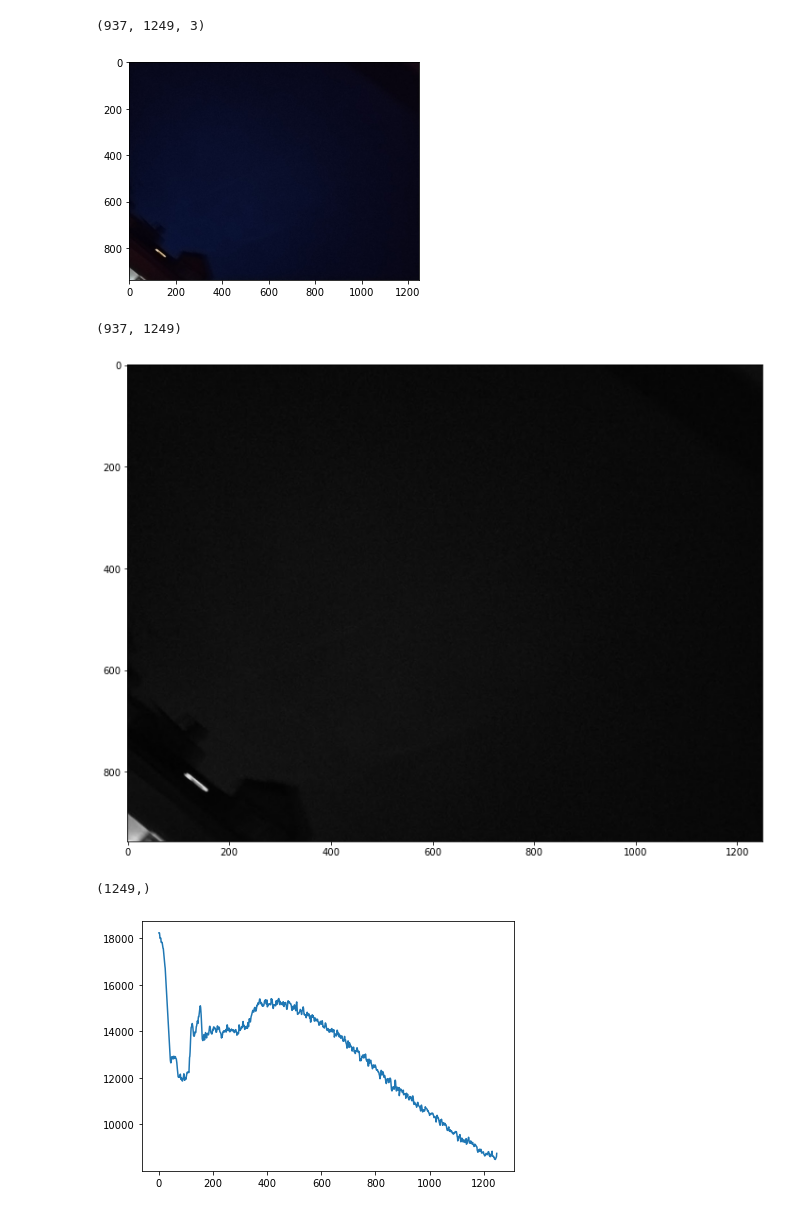
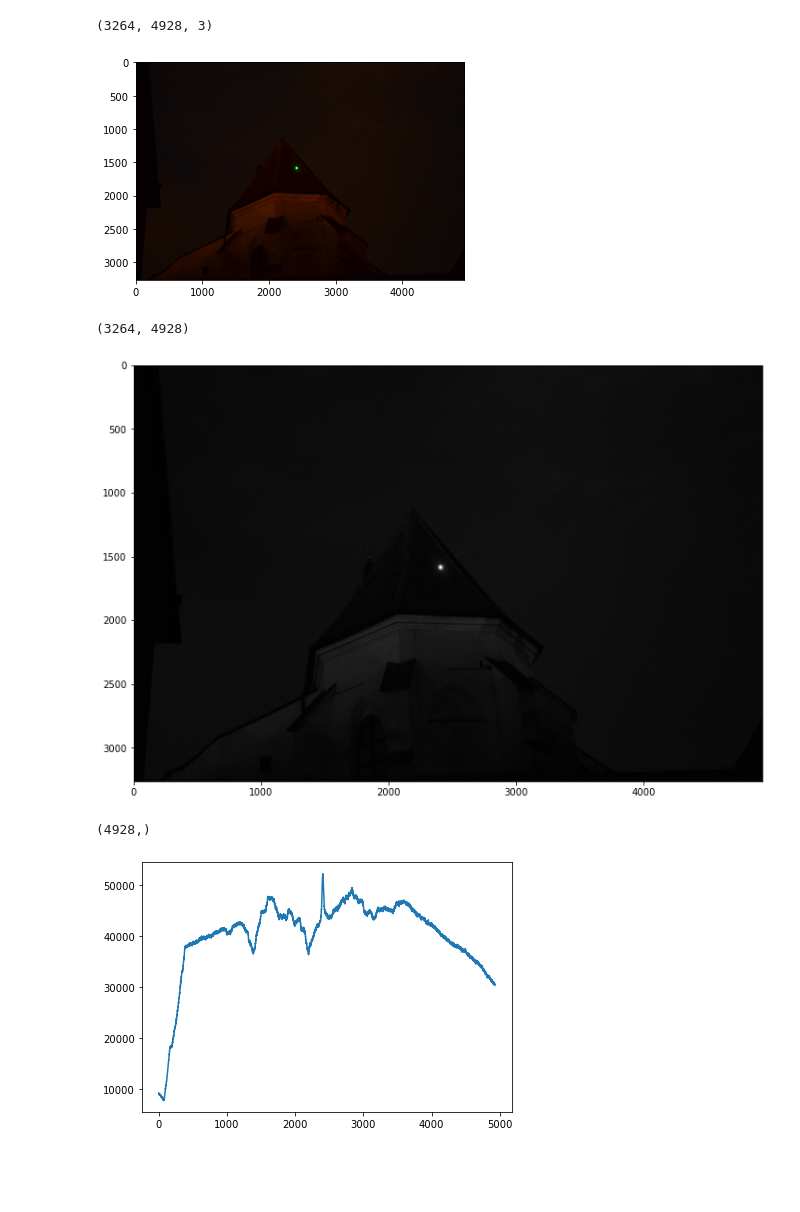
Before and after one commit to LadaOndris/apaler, a Jupyter notebook: detection/rotation.ipynb, the cells around one changed output. Drawn from its saved outputs; the diff is of its cells as text; code cells hidden in the pictures; blank space fills up the shorter version.

```diff
--- a/detection/rotation.ipynb
+++ b/detection/rotation.ipynb
@@ -17,13 +17,16 @@ import cv2
 from math import sqrt
 from math import exp
 # %%
-img = cv2.imread("../dataset/honor/1.jpg")
+#img = cv2.imread("../dataset/honor/1.jpg")
+img = cv2.imread("../dataset/images/DSC_2749.JPG")
+img = cv2.imread("../dataset/images/DSC_2757.JPG")
+# img = cv2.resize(img, [1600, 1060])
 img = cv2.cvtColor(img, cv2.COLOR_BGR2RGB)
 plt.imshow(img)
 img.shape
 # %% [output]
-(937, 1249, 3)
+(3264, 4928, 3)
-[figure, old version]
+[figure, new version]
 # %%
 gray = cv2.cvtColor(img, cv2.COLOR_RGB2GRAY)
 fig, ax = plt.subplots(figsize=(10,8))
@@ -32,18 +35,18 @@ fig.tight_layout()
 fig.savefig("../files/honor/1_gray.png")
 gray.shape
 # %% [output]
-(937, 1249)
+(3264, 4928)
-[figure, old version]
+[figure, new version]
 # %%
 cols = np.sum(gray, axis=0)
 cols.shape
 # %% [output]
-(1249,)
+(4928,)
 # %%
 fig, ax = plt.subplots(figsize=(6,4))
 ax.plot(cols)
 fig.tight_layout()
 fig.savefig("../files/honor/1_gray_cols.png")
 # %% [output]
-[figure, old version]
+[figure, new version]
 # %%
```
Also changed, not shown: parts of 27 cells of this notebook.
